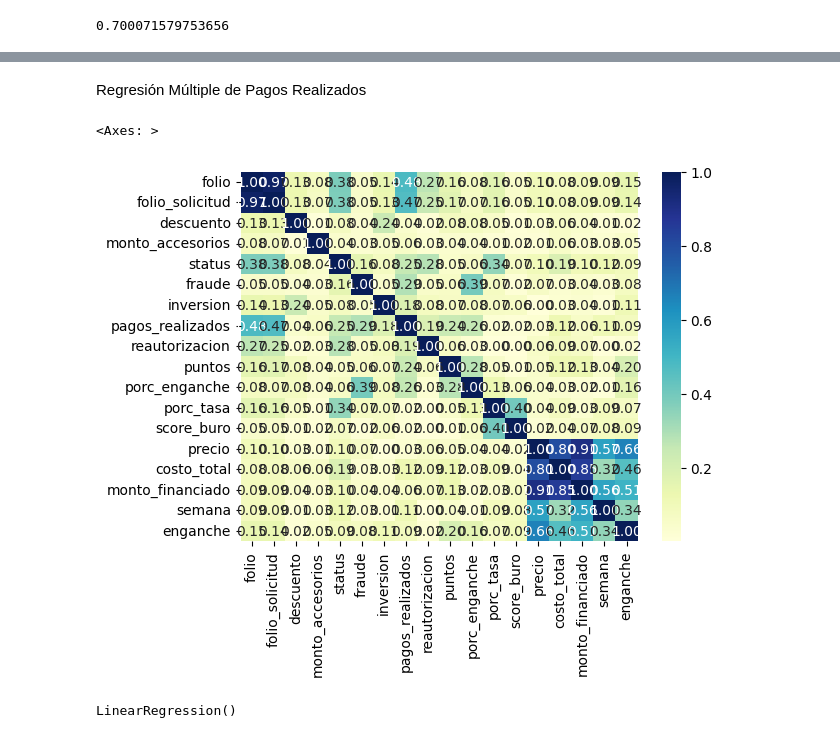
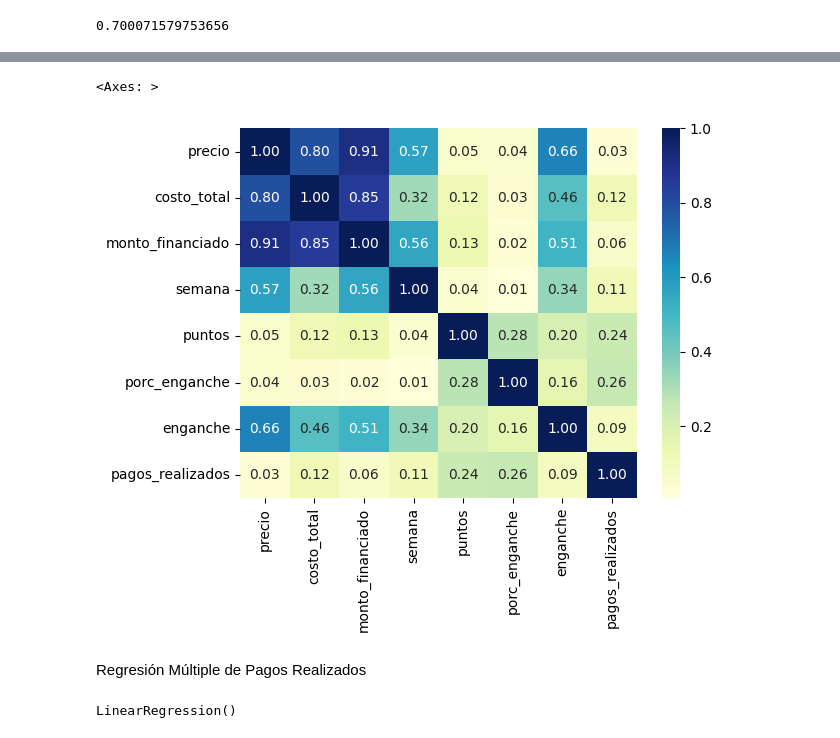
Before and after one commit to Angel353/Act_3_GPPT, a Jupyter notebook: Parte1_Angel.ipynb, the cells around one changed output, grey strips where cells are left out. Saved outputs shown, nothing was run; the diff lists cells and outputs as text; code cells hidden in the pictures.

```diff
--- a/Parte1_Angel.ipynb
+++ b/Parte1_Angel.ipynb
@@ -220,13 +269,13 @@ coef_Correl
+# %%
+# Graficamos el mapa de calor de los coeficientes de correlación
+
+Heat_Map2 = sns.heatmap(Corr_Factors2, cmap = 'YlGnBu', annot = True, fmt = ".2f")
+Heat_Map2
+# %% [output]
+<Axes: >
+[figure, added]
 # %% [markdown]
 Regresión Múltiple de Pagos Realizados
-# %%
-# Graficamos el mapa de calor de los coeficientes de correlación
-
-Heat_Map2 = sns.heatmap(Corr_Factors1, cmap = 'YlGnBu', annot = True, fmt = ".2f")
-Heat_Map2
-# %% [output]
-<Axes: >
-[figure, removed]
 # %%
 # Declaramos las variables dependientes e independientes para la regresión lineal
 
```
Also changed, not shown: parts of 5 cells of this notebook.
